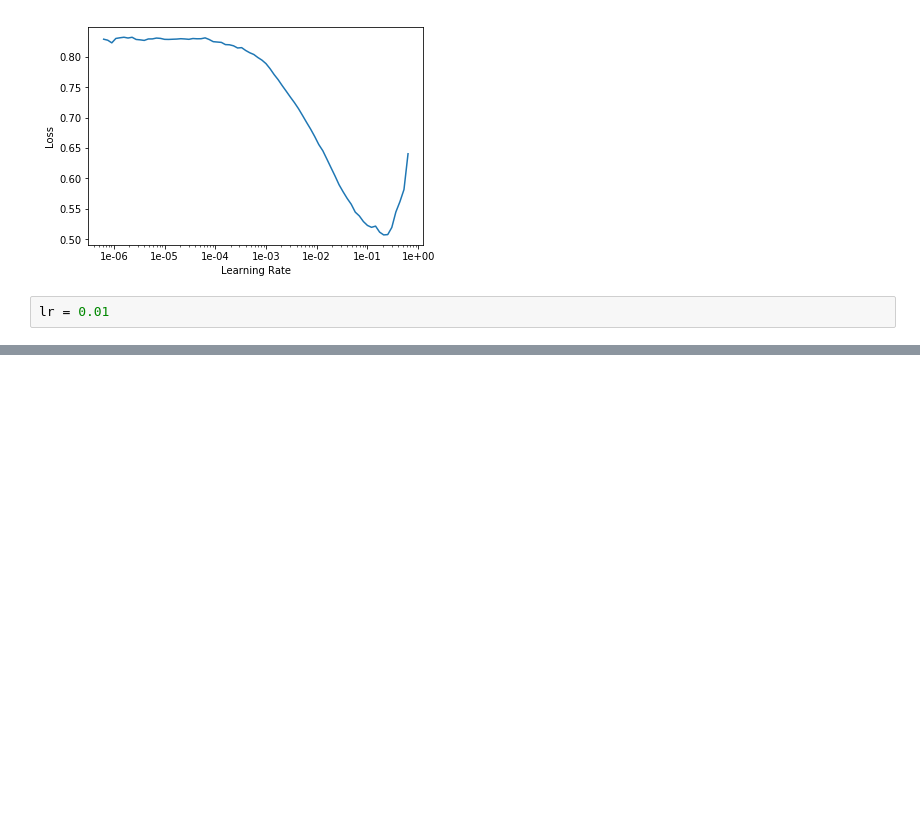
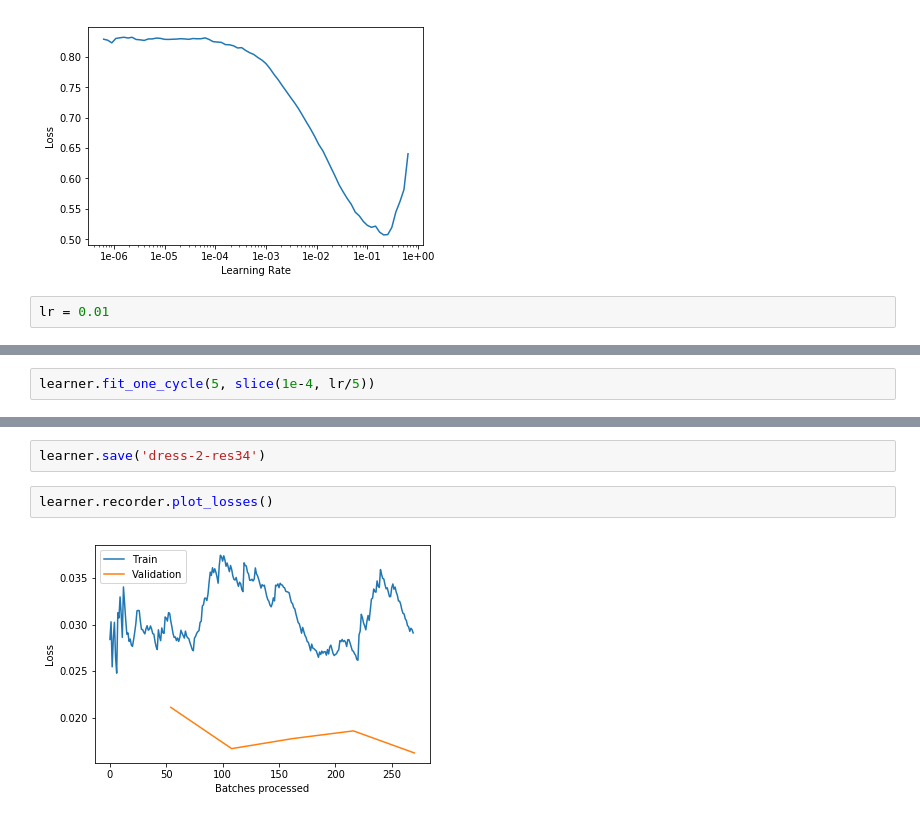
Before and after one commit to technophile21/course-v3, a Jupyter notebook: nbs/dl1/lesson3-multilabel-manik.ipynb, the cells around one changed output, grey strips where cells are left out. Drawn from its saved outputs; the diff is of its cells as text; blank space fills up the shorter version.

```diff
--- a/nbs/dl1/lesson3-multilabel-manik.ipynb
+++ b/nbs/dl1/lesson3-multilabel-manik.ipynb
@@ -78,0 +110,2 @@ learner.fit_one_cycle(5, slice(lr))
+# %%
+learner.fit_one_cycle(5, slice(1e-4, lr/5))
@@ -78,0 +120,6 @@ learner.fit_one_cycle(5, slice(lr))
+# %%
+learner.save('dress-2-res34')
+# %%
+learner.recorder.plot_losses()
+# %% [output]
+[figure, added]
```
Also changed, not shown: parts of 16 cells of this notebook.
